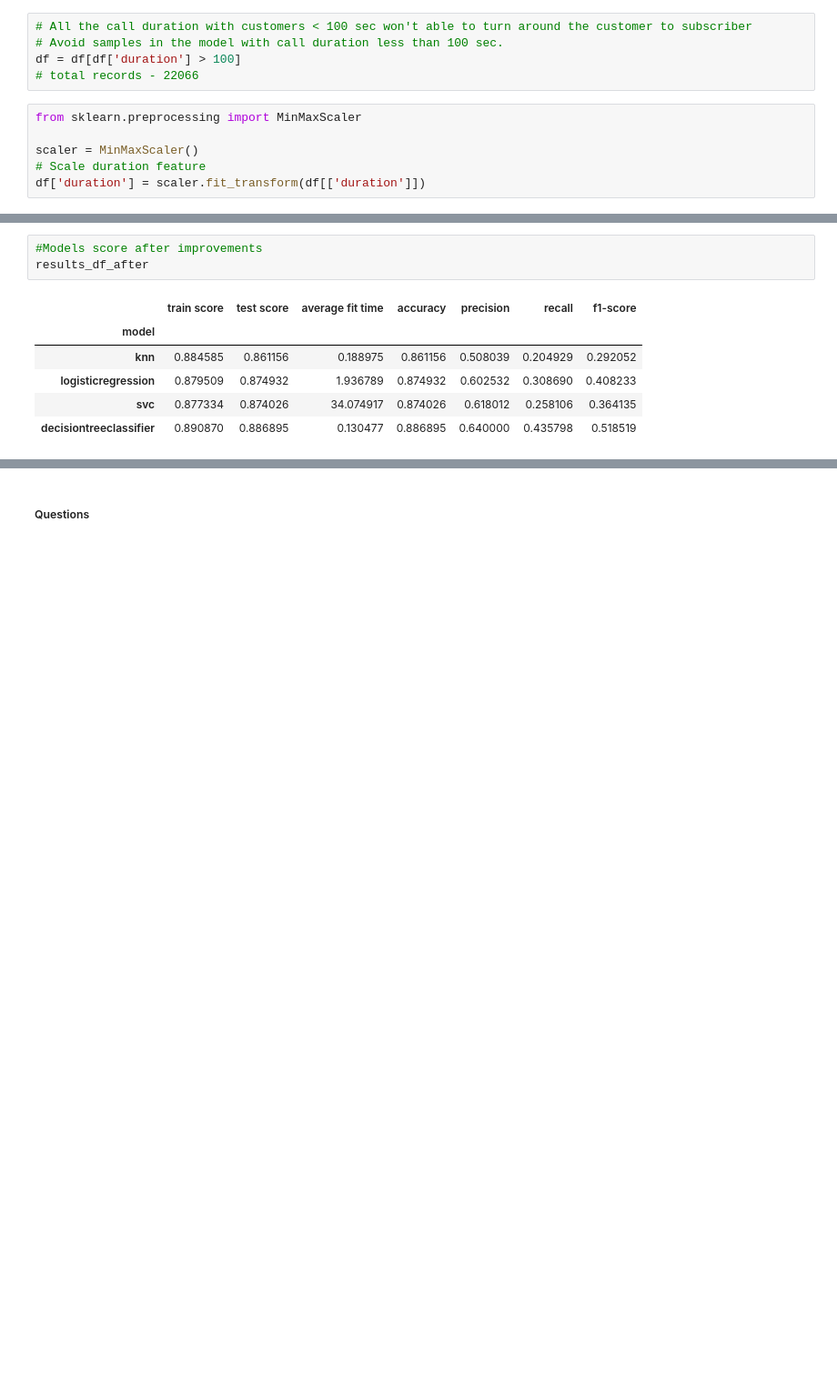
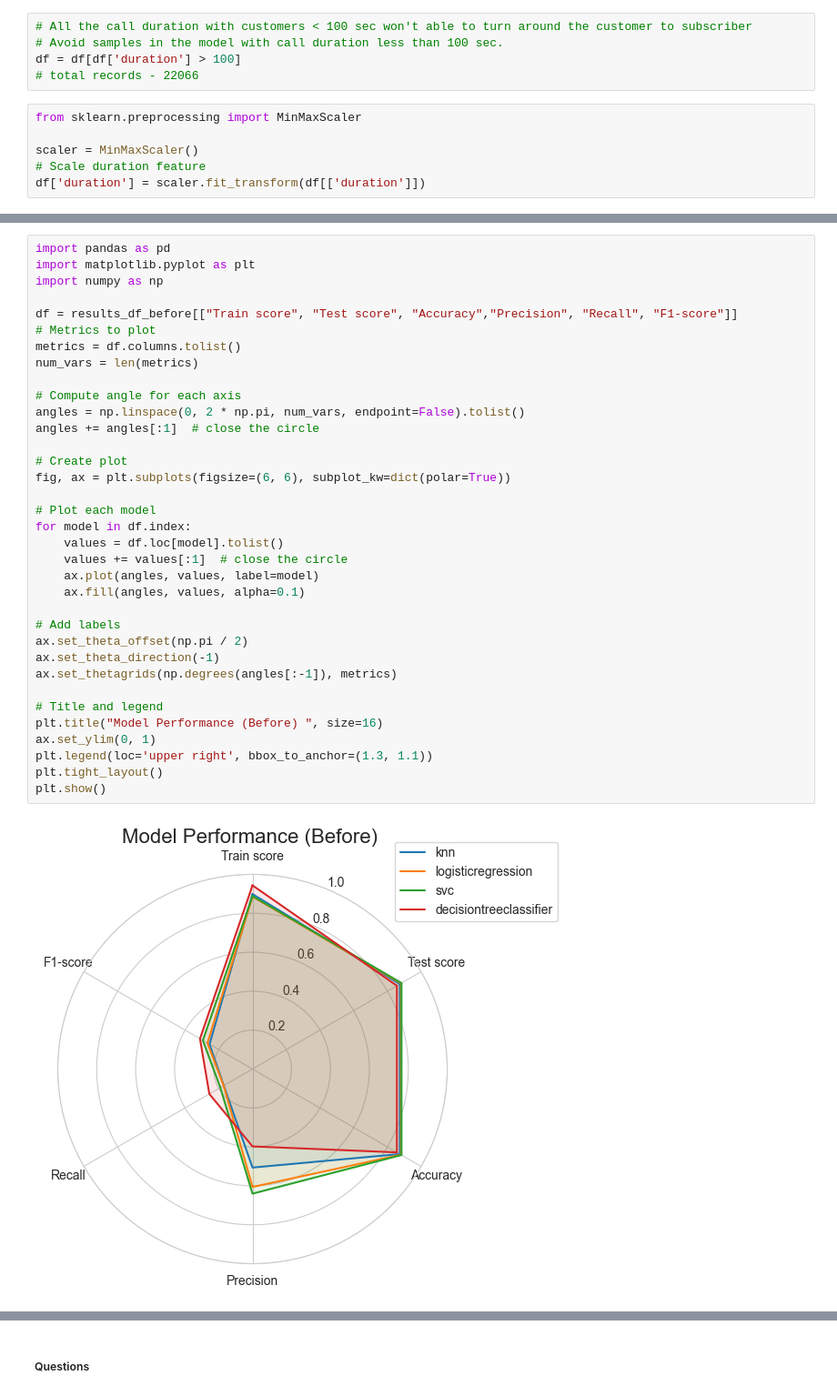
Before and after one commit to vishalnigam/ml-marketing-campaign, a Jupyter notebook: ml-marketing-campaign.ipynb, the cells around one changed output, grey strips where cells are left out. Shown at 91% size. Saved outputs shown, nothing was run; the diff lists cells and outputs as text; blank space fills up the shorter version.

```diff
--- a/ml-marketing-campaign.ipynb
+++ b/ml-marketing-campaign.ipynb
@@ -726,10 +737,37 @@ results_df_before
-# %%
-#Models score after improvements
-results_df_after
-# %% [output]
-|  | train score | test score | average fit time | accuracy | precision | recall | f1-score |
-| model |  |  |  |  |  |  |  |
-| knn | 0.884585 | 0.861156 | 0.188975 | 0.861156 | 0.508039 | 0.204929 | 0.292052 |
-| logisticregression | 0.879509 | 0.874932 | 1.936789 | 0.874932 | 0.602532 | 0.308690 | 0.408233 |
-| svc | 0.877334 | 0.874026 | 34.074917 | 0.874026 | 0.618012 | 0.258106 | 0.364135 |
-| decisiontreeclassifier | 0.890870 | 0.886895 | 0.130477 | 0.886895 | 0.640000 | 0.435798 | 0.518519 |
+# %%
+import pandas as pd
+import matplotlib.pyplot as plt
+import numpy as np
+
+df = results_df_before[["Train score", "Test score", "Accuracy","Precision", "Recall", "F1-score"]]
+# Metrics to plot
+metrics = df.columns.tolist()
+num_vars = len(metrics)
+
+# Compute angle for each axis
+angles = np.linspace(0, 2 * np.pi, num_vars, endpoint=False).tolist()
+angles += angles[:1]  # close the circle
+
+# Create plot
+fig, ax = plt.subplots(figsize=(6, 6), subplot_kw=dict(polar=True))
+
+# Plot each model
+for model in df.index:
+    values = df.loc[model].tolist()
+    values += values[:1]  # close the circle
+    ax.plot(angles, values, label=model)
+    ax.fill(angles, values, alpha=0.1)
+
+# Add labels
+ax.set_theta_offset(np.pi / 2)
+ax.set_theta_direction(-1)
+ax.set_thetagrids(np.degrees(angles[:-1]), metrics)
+
+# Title and legend
+plt.title("Model Performance (Before) ", size=16)
+ax.set_ylim(0, 1)
+plt.legend(loc='upper right', bbox_to_anchor=(1.3, 1.1))
+plt.tight_layout()
+plt.show()
+# %% [output]
+[figure, added]
```
Also changed, not shown: parts of 15 cells of this notebook.
